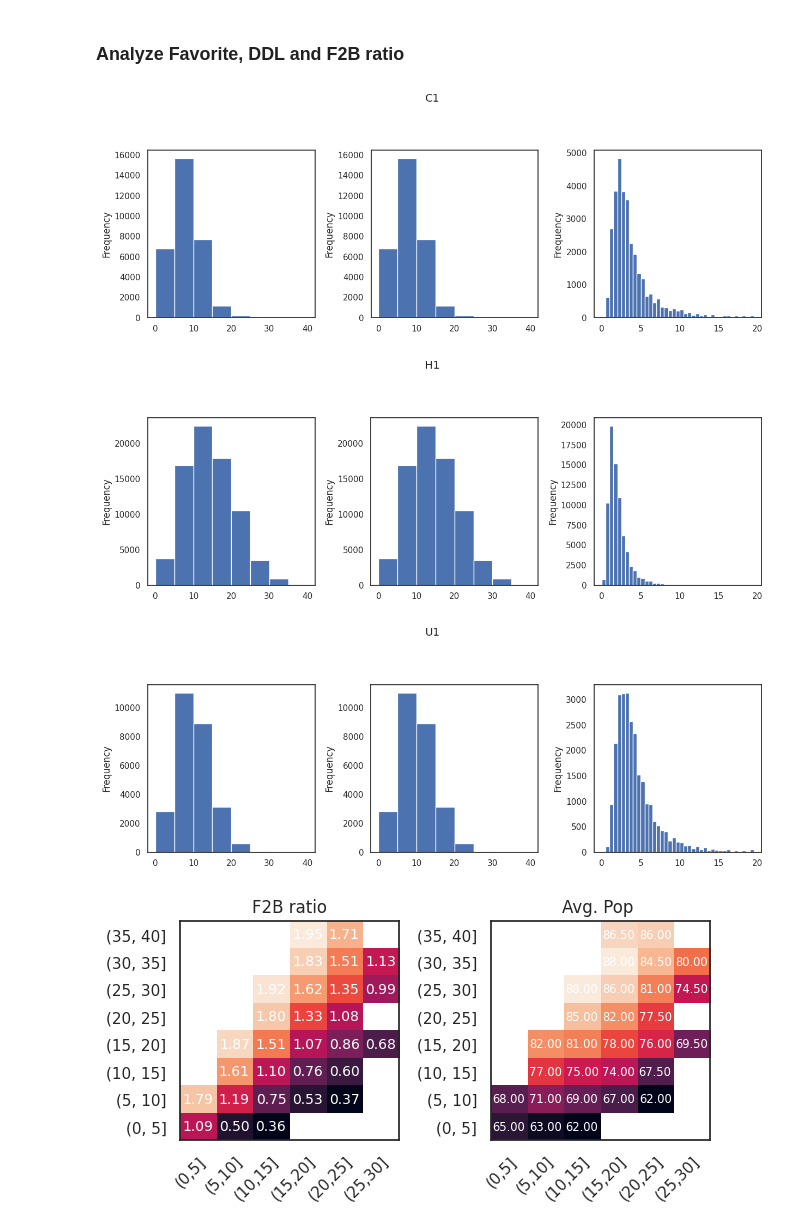
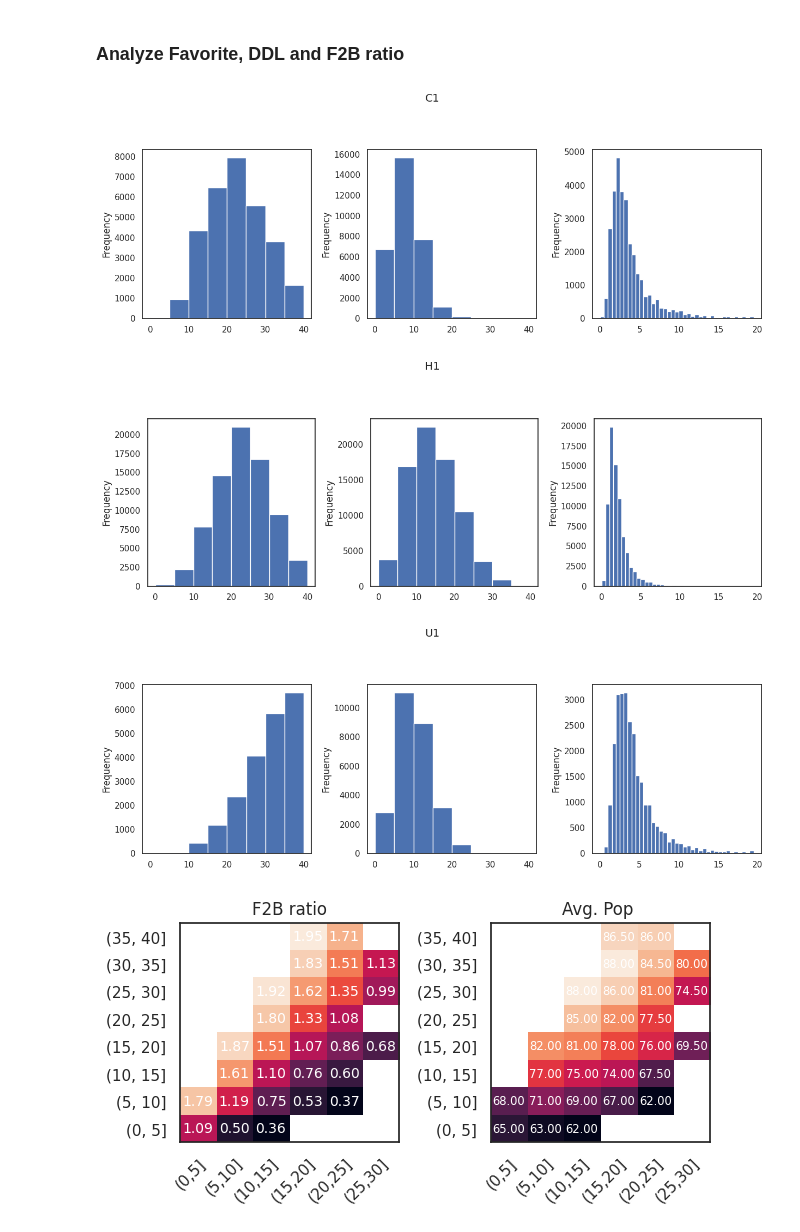
Before and after one commit to gjampanih/adds-early-burnout-warning-model, a Jupyter notebook: notebooks/ebw_metrics_analysis.ipynb, the cells around one changed output. Cells and saved outputs as stored; diff of their text form; code cells hidden in the pictures.

Commit message:
adds-early-burnout-warning: metrics analysis notebook updates

```diff
--- a/notebooks/ebw_metrics_analysis.ipynb
+++ b/notebooks/ebw_metrics_analysis.ipynb
@@ -154,10 +154,10 @@ df_ebw_metrics['is_top_quintile'] = df_ebw_metrics.join(df_pop_quintile, on=['fo
 df_ebw_metrics['week_dt'] = pd.to_datetime(df_ebw_metrics['week_dt'])
 # %%
 df_ebw_metrics.sort_values(by=['format_code', 'call_letters', 'mediabase_id', 'week_dt'], inplace=True)
-# %%
-df_ebw_metrics['num_top_quintile'] = df_ebw_metrics.groupby(['format_code', 'call_letters', 'mediabase_id'])['is_top_quintile'].cumsum()
 # %%
 df_ebw_metrics['cuml_spins_non_on'] = df_ebw_metrics.groupby(['format_code', 'call_letters', 'mediabase_id'])['spins_non_on'].cumsum()
+# %%
+df_ebw_metrics['num_top_quintile'] = df_ebw_metrics[df_ebw_metrics['cuml_spins_non_on'] >= 50].groupby(['format_code', 'call_letters', 'mediabase_id'])['is_top_quintile'].cumsum()
 # %%
 100*(int(np.max(df_ebw_metrics['cuml_spins_non_on'])/100) + 1)
 # %% [output]
@@ -236,28 +236,28 @@ sns.set_theme(style='white')
 # %%
 # Look a distribution of DDL and F2b for major formats
 for fmt in major_formats:
     idx = (df_ebw_metrics['format_code']==fmt) & (~pd.isna(df_ebw_metrics['pop']))
     fig = plt.figure(figsize=(12.5, 5))
     ax1= plt.subplot(1,3,1)
-    df_ebw_metrics[idx]['ddl_metric'].plot(ax=ax1, kind='hist', bins=np.arange(0,45,5))
+    df_ebw_metrics[idx]['fav_metric'].plot(ax=ax1, kind='hist', bins=np.arange(0,45,5))
 
     ax2= plt.subplot(1,3,2)
     df_ebw_metrics[idx]['ddl_metric'].plot(ax=ax2, kind='hist', bins=np.arange(0,45,5))
 
     ax3=plt.subplot(1,3,3)
     df_ebw_metrics[idx]['f2b_ratio'].plot(ax=ax3, kind='hist', bins=np.arange(0,20,0.5))
 
     ax1.set_aspect(1/ax1.get_data_ratio())
     ax2.set_aspect(1/ax2.get_data_ratio())
     ax3.set_aspect(1/ax3.get_data_ratio())
 
     plt.suptitle(fmt)
     fig.tight_layout()
     plt.show()
 # %% [output]
-[figure, old version]
+[figure, new version]
-[figure, old version]
+[figure, new version]
-[figure, old version]
+[figure, new version]
 # %%
 # plot out favorite, f2b ratio, and pop scoress
 for fmt in major_formats:
```
Also changed, not shown: parts of 12 cells of this notebook.
